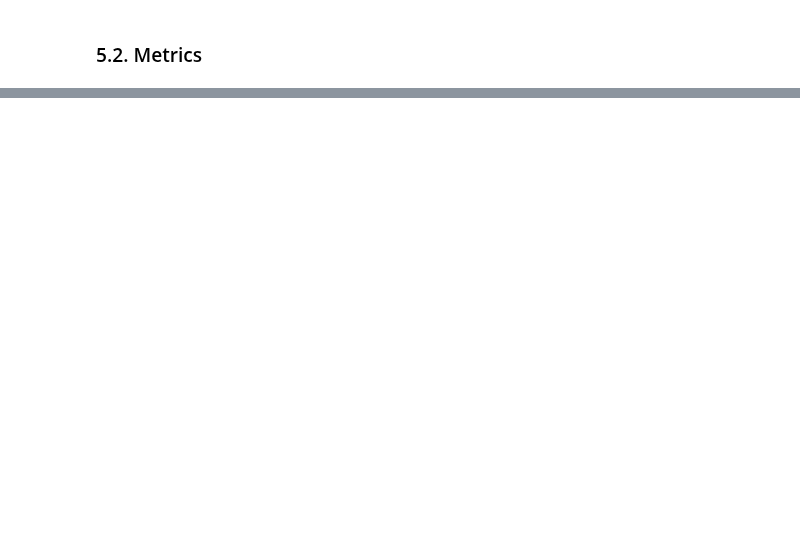
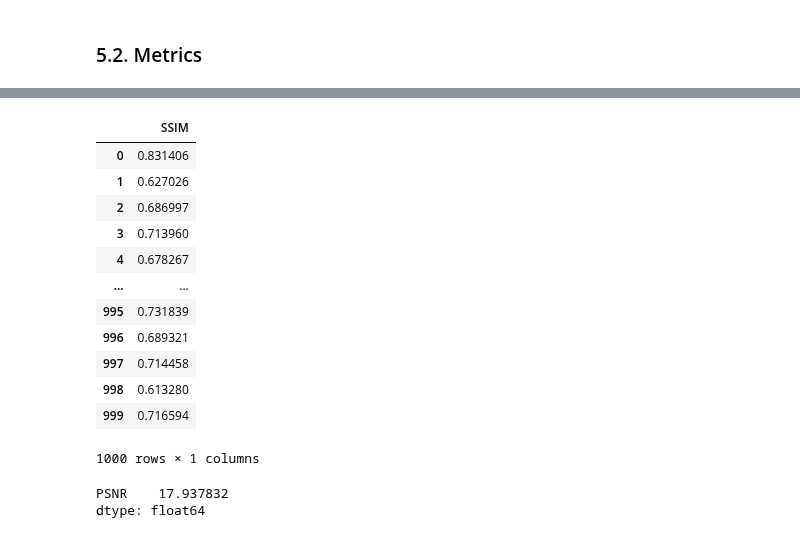
Before and after one commit to radiukpavlo/transition-matrix-ml, a Jupyter notebook: projects/project_02_visualize-digits.ipynb, the cells around one changed output, grey strips where cells are left out. Cells and saved outputs as stored; diff of their text form; code cells hidden in the pictures; blank space fills up the shorter version.

```diff
--- a/projects/project_02_visualize-digits.ipynb
+++ b/projects/project_02_visualize-digits.ipynb
@@ -459,0 +429,19 @@ TypeError: pic should be Tensor or ndarray. Got <class 'str'>.
+# %%
+my_ssim_df, my_ssim_average = calculate_ssim_table(matrix_B_final_test, matrix_B_calculated_test)
+# %%
+my_ssim_df
+# print(my_ssim_average)
+# %% [output]
+|  | SSIM |
+| 0 | 0.831406 |
+| 1 | 0.627026 |
+| 2 | 0.686997 |
+| 3 | 0.713960 |
+| 4 | 0.678267 |
+| ... | ... |
+| 995 | 0.731839 |
+| 996 | 0.689321 |
+| 997 | 0.714458 |
+| 998 | 0.613280 |
+| 999 | 0.716594 |
+1000 rows × 1 columns
@@ -459,0 +468,5 @@ TypeError: pic should be Tensor or ndarray. Got <class 'str'>.
+# %%
+my_psnr_average
+# %% [output]
+PSNR    17.937832
+dtype: float64
```
Also changed, not shown: parts of 3 cells of this notebook.
